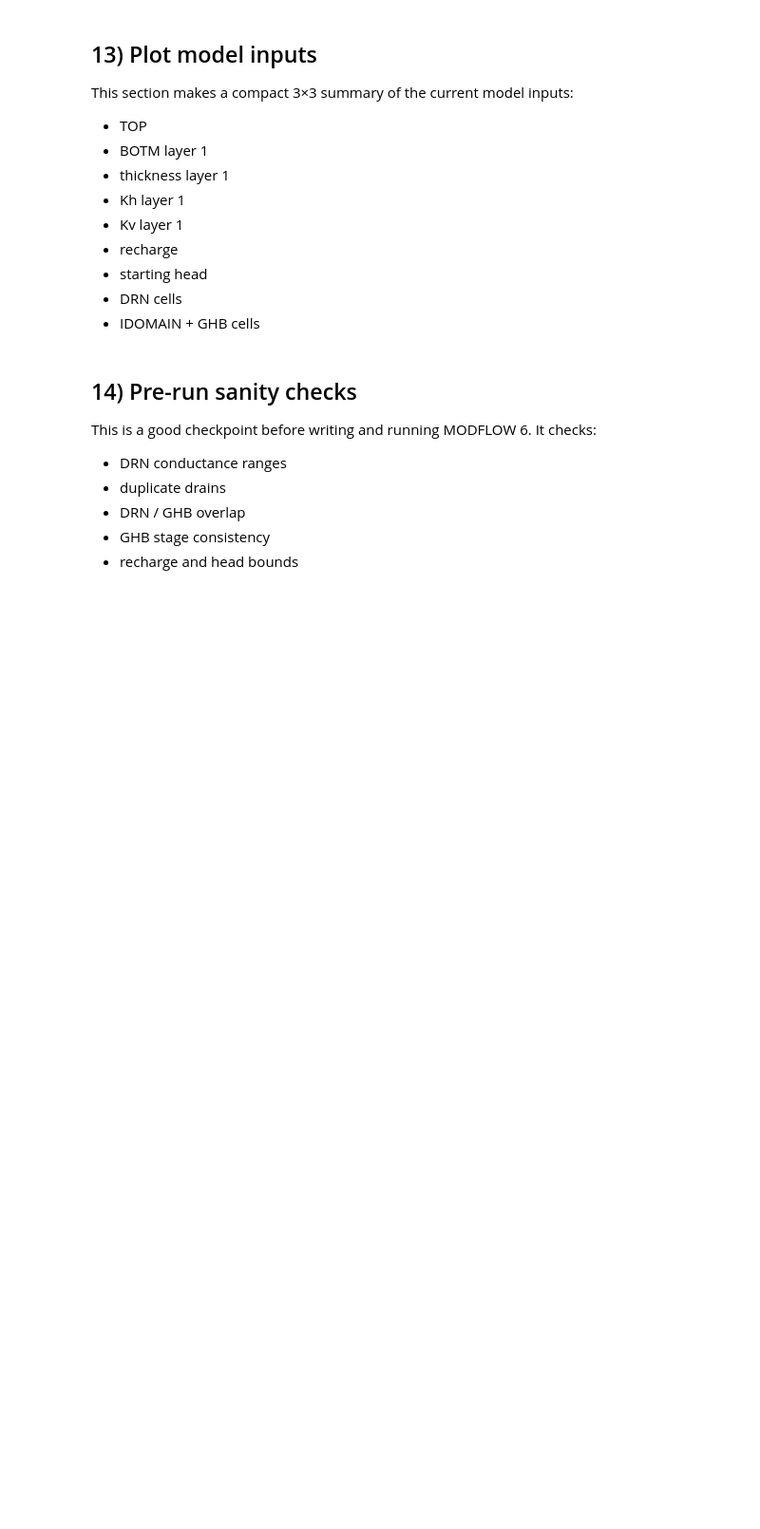
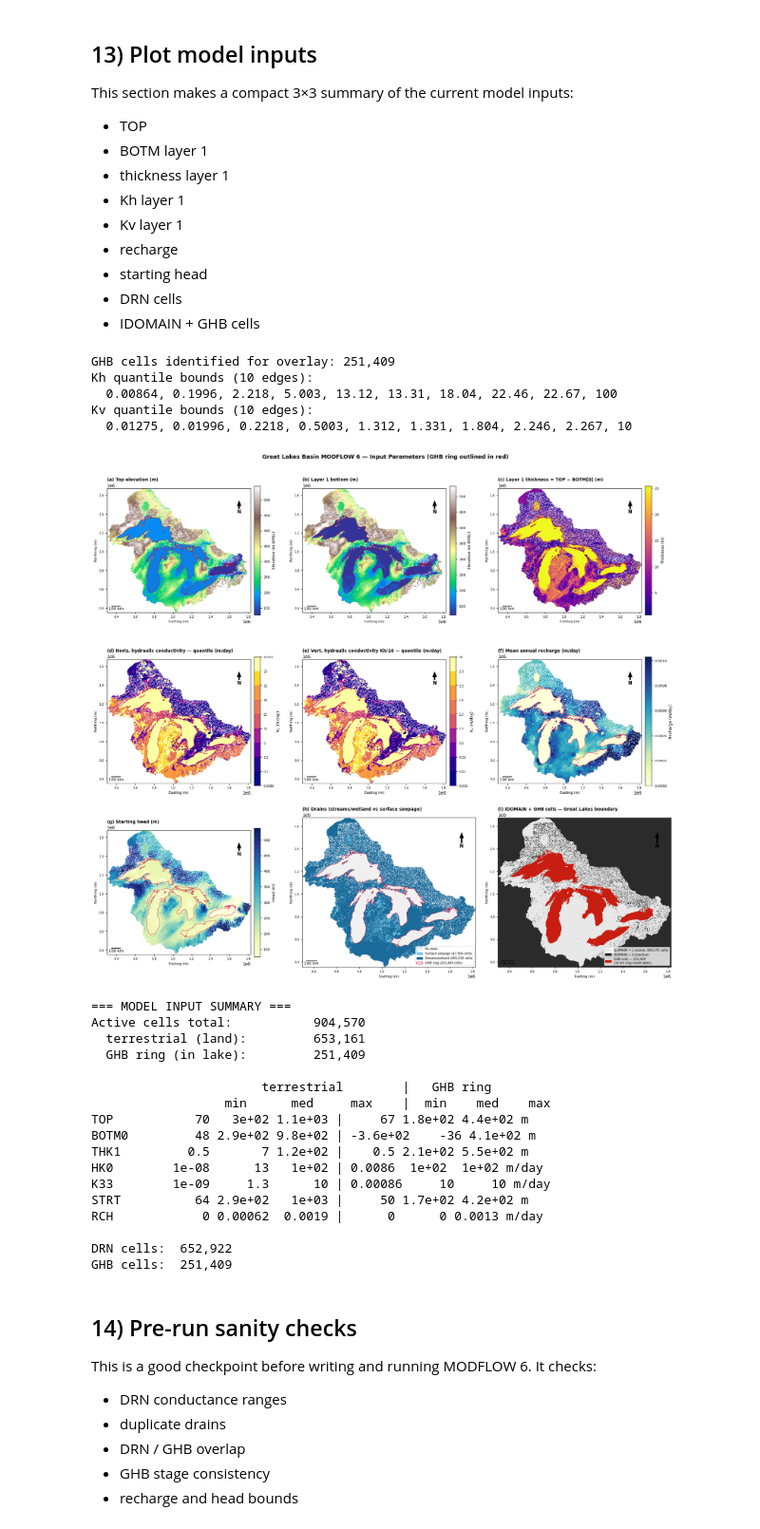
Before and after one commit to saminab/GreatLakesProject, a Jupyter notebook: flopysim/Modeflow6_SImulation.ipynb, the cells around one changed output. Shown at 95% size. Drawn from its saved outputs; the diff is of its cells as text; code cells hidden in the pictures; blank space fills up the shorter version.

Commit message:
fix the input plot

```diff
--- a/flopysim/Modeflow6_SImulation.ipynb
+++ b/flopysim/Modeflow6_SImulation.ipynb
@@ -1991,8 +2108,6 @@ This section makes a compact 3×3 summary of the current model inputs:
 - DRN cells
 - IDOMAIN + GHB cells
 # %%
-
-
 # =========================================================
 # HK QUANTILE COLORMAP — 15-class
 # =========================================================
@@ -2070,7 +2185,12 @@ ghb_mask = ghb_df_to_mask(ghb_cells_df, nrow, ncol) \
 terrestrial_mask = (idomain2d == 1) & (~ring_mask_2d)
 
 top_vmin,  top_vmax  = pct_terrestrial(top_plot, 2, 98, terrestrial_mask)
-bot_vmin,  bot_vmax  = pct_terrestrial(bot1_plot, 2, 98, terrestrial_mask)
+# Layer 1 bottom: use ALL active cells so lake floors (negative elevations)
+# pull the colorscale down, making panel (b) visually distinct from panel (a)
+all_active_mask = (idomain2d == 1)
+_bot_vals = bot1_plot[np.isfinite(bot1_plot) & all_active_mask]
+bot_vmin = float(np.percentile(_bot_vals, 2)) if _bot_vals.size else -300.0
+bot_vmax = float(np.percentile(_bot_vals, 98)) if _bot_vals.size else 500.0
 thk_vmin,  thk_vmax  = pct_terrestrial(thk1_plot, 2, 98, terrestrial_mask)
 
 # =========================================================
@@ -2124,7 +2244,8 @@ im = axes[1].imshow(np.ma.masked_invalid(bot1_plot),
                     interpolation="nearest")
 add_cbar(fig, axes[1], im, "Elevation (m AMSL)")
 outline_ring(axes[1], ring_mask_2d, extent, n_ring)
-base_ax(axes[1], letters[1], "Layer 1 bottom (m)")
+base_ax(axes[1], letters[1], "Layer 1 bottom (m)
+(land: ~DEM  |  lake: floor elev.)")
 add_north(axes[1]); add_scalebar(axes[1], delr, delc)
 
 # (c) Layer 1 thickness
@@ -2299,33 +2420,57 @@ plt.suptitle(
     "Great Lakes Basin MODFLOW 6 — Input Parameters (GHB ring outlined in red)",
     fontsize=13, fontweight="bold", y=1.005)
 plt.tight_layout()
 plt.savefig(os.path.join(fig_dir, "modelinputs.jpeg"),
             dpi=300, bbox_inches="tight")
 plt.show()
 
 # ---------------------------------------------------------
 # summary in model units, split by terrestrial vs ring
 # ---------------------------------------------------------
 terr = terrestrial_mask
 ring = ring_mask_2d
 
 print("=== MODEL INPUT SUMMARY ===")
 print(f"Active cells total:        {int(np.sum(idomain2d == 1)):>10,}")
 print(f"  terrestrial (land):      {int(terr.sum()):>10,}")
 print(f"  GHB ring (in lake):      {int(ring.sum()):>10,}")
 print()
 print("                       terrestrial        |   GHB ring")
 print("                  min      med     max    |  min    med    max")
 row("TOP", top2d, terr, ring, "m")
 row("BOTM0", botm3d[0], terr, ring, "m")
 row("THK1", top2d - botm3d[0], terr, ring, "m")
 row("HK0", hk3d[0], terr, ring, "m/day")
 row("K33", k33_3d[0], terr, ring, "m/day")
 row("STRT", strt[0] if strt.ndim == 3 else strt, terr, ring, "m")
 row("RCH", rch_mean, terr, ring, "m/day")
 print()
 print(f"DRN cells:  {len(drn_rec):,}")
 print(f"GHB cells:  {int(np.isfinite(ghb_mask).sum()):,}")
+# %% [output]
+GHB cells identified for overlay: 251,409
+Kh quantile bounds (10 edges):
+  0.00864, 0.1996, 2.218, 5.003, 13.12, 13.31, 18.04, 22.46, 22.67, 100
+Kv quantile bounds (10 edges):
+  0.01275, 0.01996, 0.2218, 0.5003, 1.312, 1.331, 1.804, 2.246, 2.267, 10
+[figure, added]
+=== MODEL INPUT SUMMARY ===
+Active cells total:           904,570
+  terrestrial (land):         653,161
+  GHB ring (in lake):         251,409
+
+                       terrestrial        |   GHB ring
+                  min      med     max    |  min    med    max
+TOP           70   3e+02 1.1e+03 |     67 1.8e+02 4.4e+02 m
+BOTM0         48 2.9e+02 9.8e+02 | -3.6e+02    -36 4.1e+02 m
+THK1         0.5       7 1.2e+02 |    0.5 2.1e+02 5.5e+02 m
+HK0        1e-08      13   1e+02 | 0.0086  1e+02  1e+02 m/day
+K33        1e-09     1.3      10 | 0.00086     10     10 m/day
+STRT          64 2.9e+02   1e+03 |     50 1.7e+02 4.2e+02 m
+RCH            0 0.00062  0.0019 |      0      0 0.0013 m/day
+
+DRN cells:  652,922
+GHB cells:  251,409
 # %% [markdown]
 ## 14) Pre-run sanity checks
 
```
Also changed, not shown: parts of 17 cells of this notebook.
